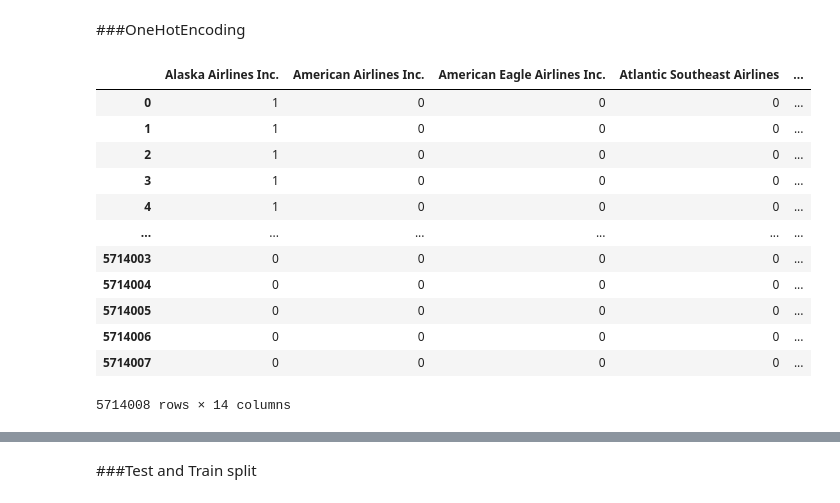
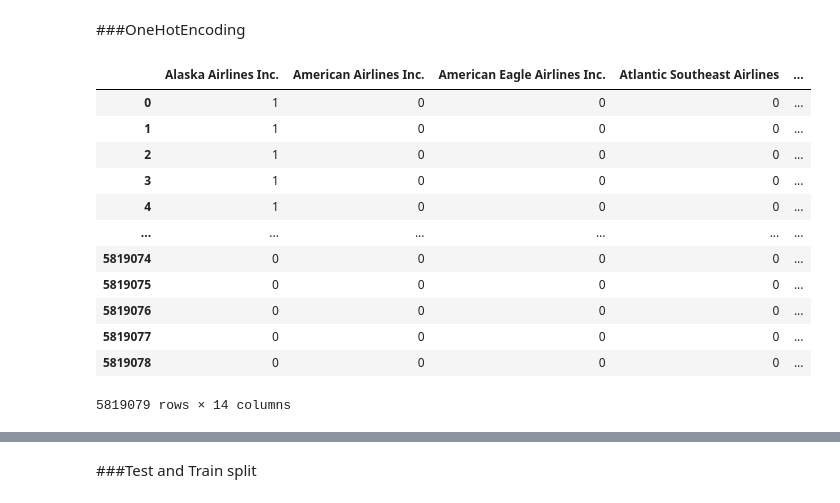
Before and after one commit to Salanakya/Flight-Cancellations, a Jupyter notebook: flight_cancellations_main.ipynb, the cells around one changed output, grey strips where cells are left out. Saved outputs shown, nothing was run; the diff lists cells and outputs as text; code cells hidden in the pictures.

```diff
--- a/flight_cancellations_main.ipynb
+++ b/flight_cancellations_main.ipynb
@@ -195,0 +144,3 @@ dtype: float64
+# %%
+flights = pd.read_csv('flights.csv', usecols = ['MONTH','DAY','DAY_OF_WEEK','AIRLINE','ORIGIN_AIRPORT','DESTINATION_AIRPORT','DISTANCE','SCHEDULED_ARRIVAL','CANCELLED', 'CANCELLATION_REASON'])
+flights
@@ -283,23 +278,23 @@ plt.show()
 # %%
 #picking only December data to preserve RAM resources
 
-#flights_December = flights[flights['MONTH'] >= 12]
-flights_model = flights
+flights_December = flights[flights['MONTH'] >= 12]
+flights_December = flights
 # %%
-dummy_airline = pd.get_dummies(flights_model.AIRLINE)
+dummy_airline = pd.get_dummies(flights_December.AIRLINE)
 dummy_airline
 # %% [output]
 |  | Alaska Airlines Inc. | American Airlines Inc. | American Eagle Airlines Inc. | Atlantic Southeast Airlines | ... |
 | 0 | 1 | 0 | 0 | 0 | ... |
 | 1 | 1 | 0 | 0 | 0 | ... |
 | 2 | 1 | 0 | 0 | 0 | ... |
 | 3 | 1 | 0 | 0 | 0 | ... |
 | 4 | 1 | 0 | 0 | 0 | ... |
 | ... | ... | ... | ... | ... | ... |
-| 5714003 | 0 | 0 | 0 | 0 | ... |
-| 5714004 | 0 | 0 | 0 | 0 | ... |
-| 5714005 | 0 | 0 | 0 | 0 | ... |
-| 5714006 | 0 | 0 | 0 | 0 | ... |
-| 5714007 | 0 | 0 | 0 | 0 | ... |
+| 5819074 | 0 | 0 | 0 | 0 | ... |
+| 5819075 | 0 | 0 | 0 | 0 | ... |
+| 5819076 | 0 | 0 | 0 | 0 | ... |
+| 5819077 | 0 | 0 | 0 | 0 | ... |
+| 5819078 | 0 | 0 | 0 | 0 | ... |
-5714008 rows × 14 columns
+5819079 rows × 14 columns
 # %%
```
Also changed, not shown: parts of 94 cells of this notebook.
